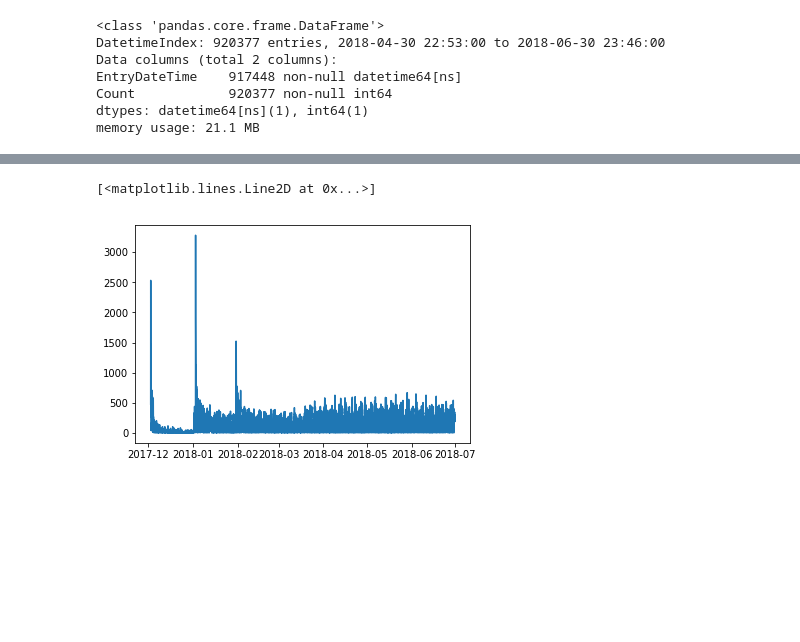
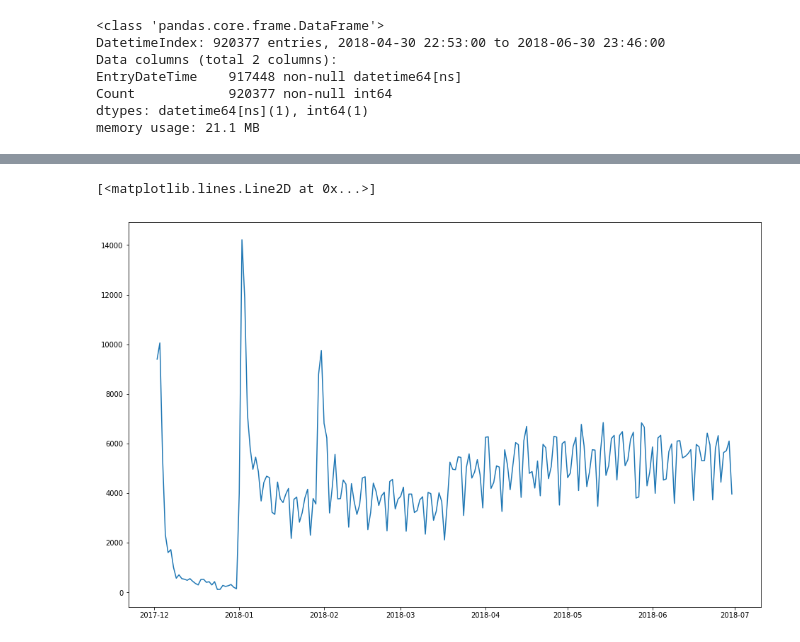
Before and after one commit to HarshalSanap/GEOG-594-Big-Data-Science, a Jupyter notebook: Rider Traffic Prediction.ipynb, the cells around one changed output, grey strips where cells are left out. Drawn from its saved outputs; the diff is of its cells as text; code cells hidden in the pictures; blank space fills up the shorter version.

```diff
--- a/Rider Traffic Prediction.ipynb
+++ b/Rider Traffic Prediction.ipynb
@@ -7,2 +16,2 @@ from statsmodels.tsa.api import ExponentialSmoothing, SimpleExpSmoothing, Holt
 # %%
-raw = pd.read_csv('rides.csv',parse_dates=['EntryDateTime','ExitDateTime'])
+raw_dp=pd.read_csv('Rideshare_timeseries.csv',parse_dates=['EntryDateTime','ExitDateTime'])
@@ -109,6 +33,3 @@ memory usage: 118.3 KB
-# %%
-#reorder the column order
-hourly_raw=hourly_raw[cols[1:]+cols[:-1]]
 # %%
 hourly_raw.head()
 # %% [output]
@@ -121,0 +43,4 @@ hourly_raw.head()
+# %%
+hourly_raw['TimeStamp']=pd.to_datetime(hourly_raw.index)
+hourly_raw=hourly_raw[['TimeStamp','Count']]
+hourly_raw.info()
@@ -122,6 +71,8 @@ hourly_raw.head()
 # %%
 daily_raw = hourly_raw.resample('D').sum()
-plt.plot(hourly_raw.Count)
+plt.figure(figsize=(16,10))
+
+plt.plot(daily_raw)
 # %% [output]
 [<matplotlib.lines.Line2D at 0x...>]
-[figure, old version]
+[figure, new version]
```
Also changed, not shown: parts of 18 cells of this notebook.
